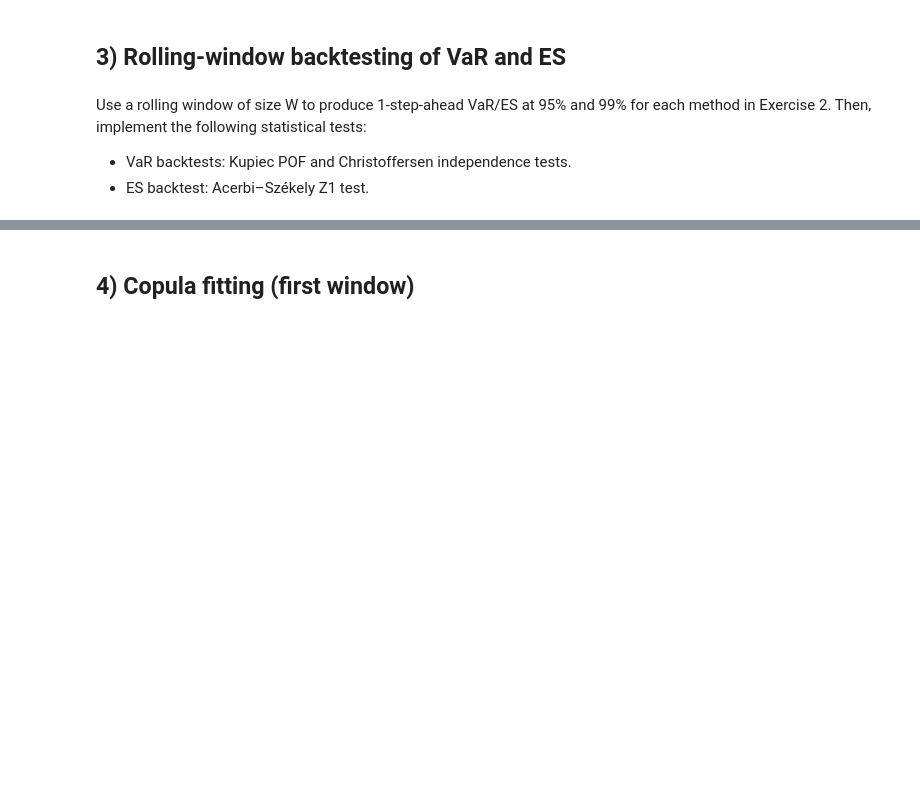
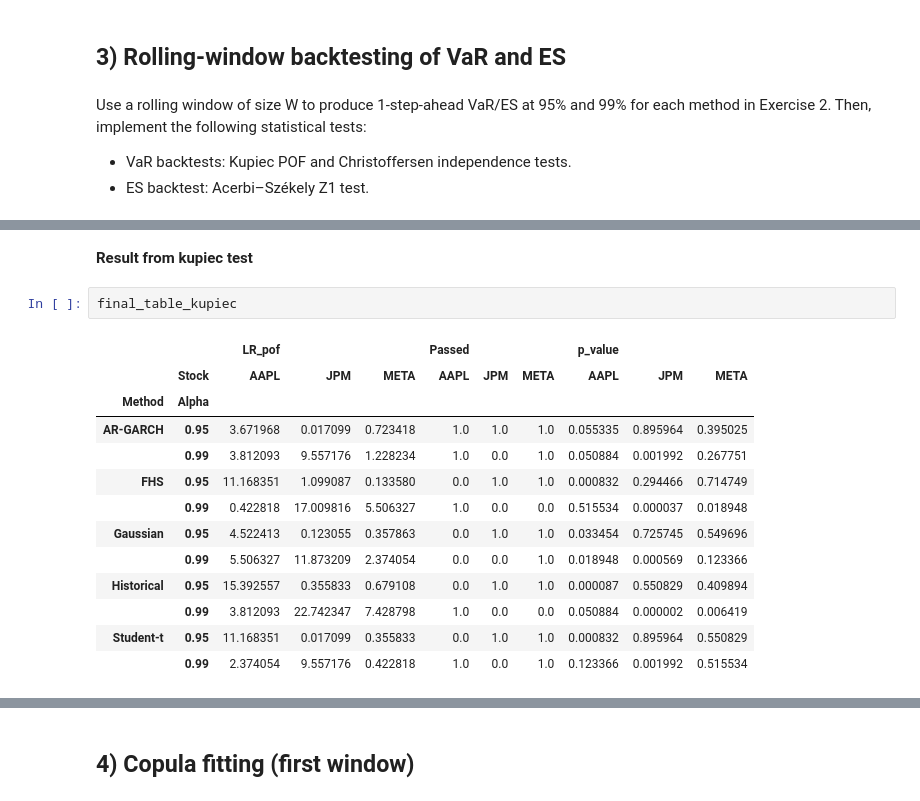
Before and after one commit to Tellefskofteland/QRM_project1, a Jupyter notebook: Project1_template_v2.ipynb, the cells around one changed output, grey strips where cells are left out. Cells and saved outputs as stored; diff of their text form; blank space fills up the shorter version.

```diff
--- a/Project1_template_v2.ipynb
+++ b/Project1_template_v2.ipynb
@@ -660,0 +893,18 @@ Use a rolling window of size W to produce 1-step-ahead VaR/ES at 95% and 99% for
+# %% [markdown]
+**Result from kupiec test**
+# %%
+final_table_kupiec
+# %% [output]
+|  |  | LR_pof |  |  | Passed |  |  | p_value |  |  |
+|  | Stock | AAPL | JPM | META | AAPL | JPM | META | AAPL | JPM | META |
+| Method | Alpha |  |  |  |  |  |  |  |  |  |
+| AR-GARCH | 0.95 | 3.671968 | 0.017099 | 0.723418 | 1.0 | 1.0 | 1.0 | 0.055335 | 0.895964 | 0.395025 |
+|  | 0.99 | 3.812093 | 9.557176 | 1.228234 | 1.0 | 0.0 | 1.0 | 0.050884 | 0.001992 | 0.267751 |
+| FHS | 0.95 | 11.168351 | 1.099087 | 0.133580 | 0.0 | 1.0 | 1.0 | 0.000832 | 0.294466 | 0.714749 |
+|  | 0.99 | 0.422818 | 17.009816 | 5.506327 | 1.0 | 0.0 | 0.0 | 0.515534 | 0.000037 | 0.018948 |
+| Gaussian | 0.95 | 4.522413 | 0.123055 | 0.357863 | 0.0 | 1.0 | 1.0 | 0.033454 | 0.725745 | 0.549696 |
+|  | 0.99 | 5.506327 | 11.873209 | 2.374054 | 0.0 | 0.0 | 1.0 | 0.018948 | 0.000569 | 0.123366 |
+| Historical | 0.95 | 15.392557 | 0.355833 | 0.679108 | 0.0 | 1.0 | 1.0 | 0.000087 | 0.550829 | 0.409894 |
+|  | 0.99 | 3.812093 | 22.742347 | 7.428798 | 1.0 | 0.0 | 0.0 | 0.050884 | 0.000002 | 0.006419 |
+| Student-t | 0.95 | 11.168351 | 0.017099 | 0.355833 | 0.0 | 1.0 | 1.0 | 0.000832 | 0.895964 | 0.550829 |
+|  | 0.99 | 2.374054 | 9.557176 | 0.422818 | 1.0 | 0.0 | 1.0 | 0.123366 | 0.001992 | 0.515534 |
```
Also changed, not shown: parts of 29 cells of this notebook.
